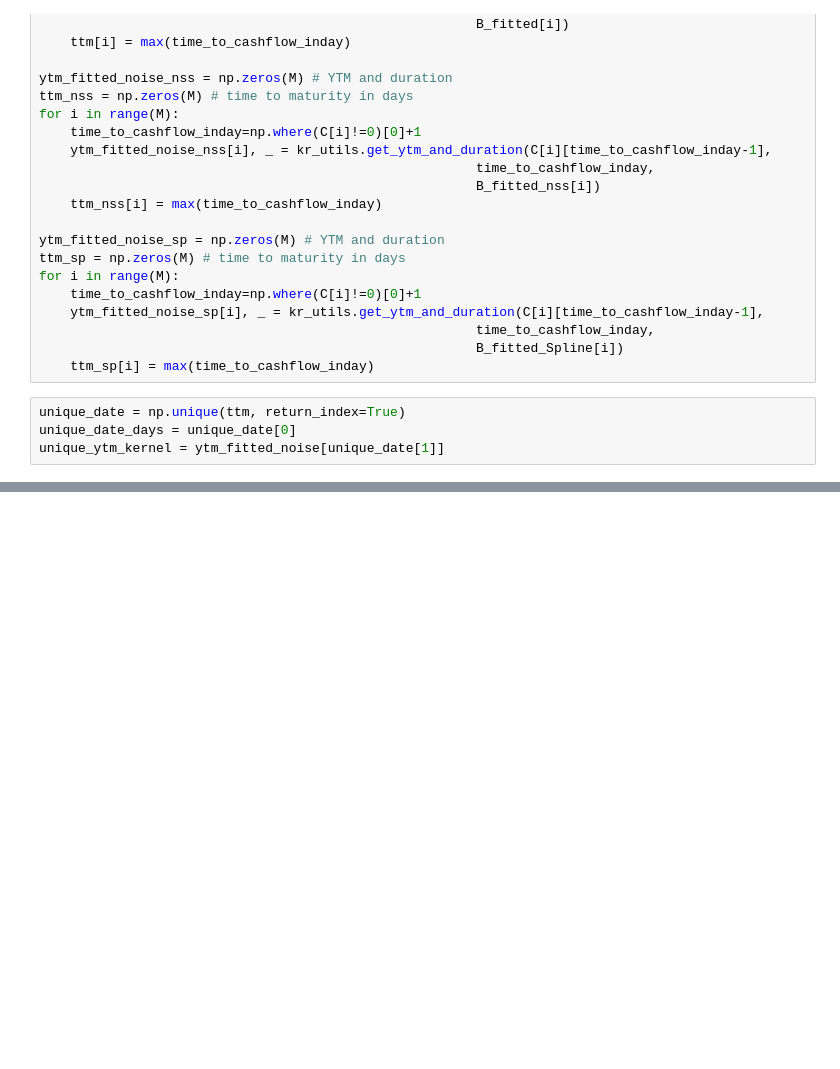
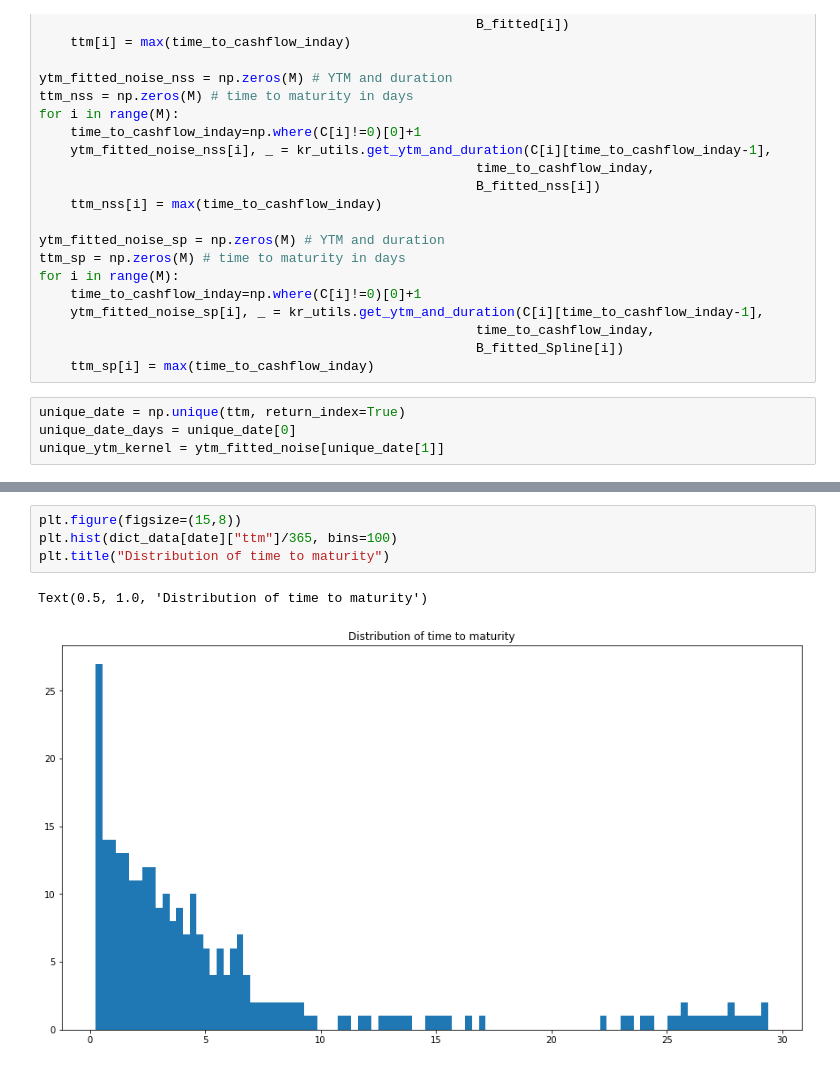
Before and after one commit to Lindi1907/Robust-Machine-Learning-for-Yield-Curve-Estimation, a Jupyter notebook: code&data/KR_example.ipynb, the cells around one changed output, grey strips where cells are left out. Saved outputs shown, nothing was run; the diff lists cells and outputs as text; blank space fills up the shorter version.

```diff
--- a/code&data/KR_example.ipynb
+++ b/code&data/KR_example.ipynb
@@ -660,0 +682,7 @@ for ax in [ax_1, ax_2, ax_3, ax_4]:
+# %%
+plt.figure(figsize=(15,8))
+plt.hist(dict_data[date]["ttm"]/365, bins=100)
+plt.title("Distribution of time to maturity")
+# %% [output]
+Text(0.5, 1.0, 'Distribution of time to maturity')
+[figure, added]
```
Also changed, not shown: parts of 12 cells of this notebook, 5 other files.
